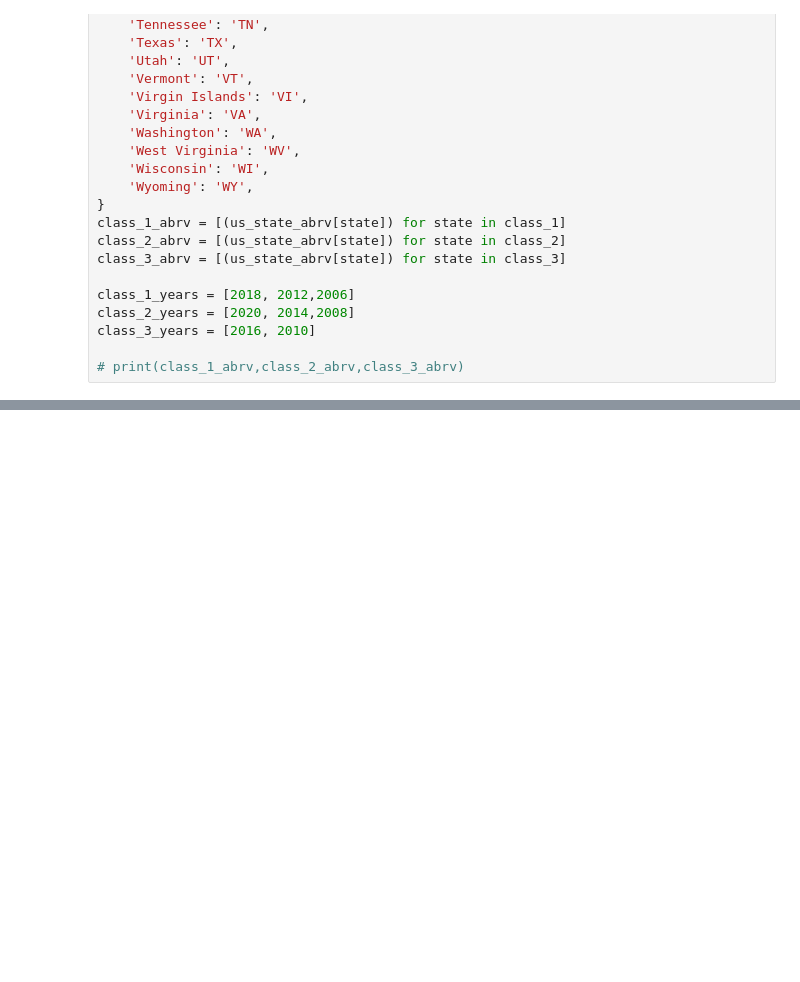
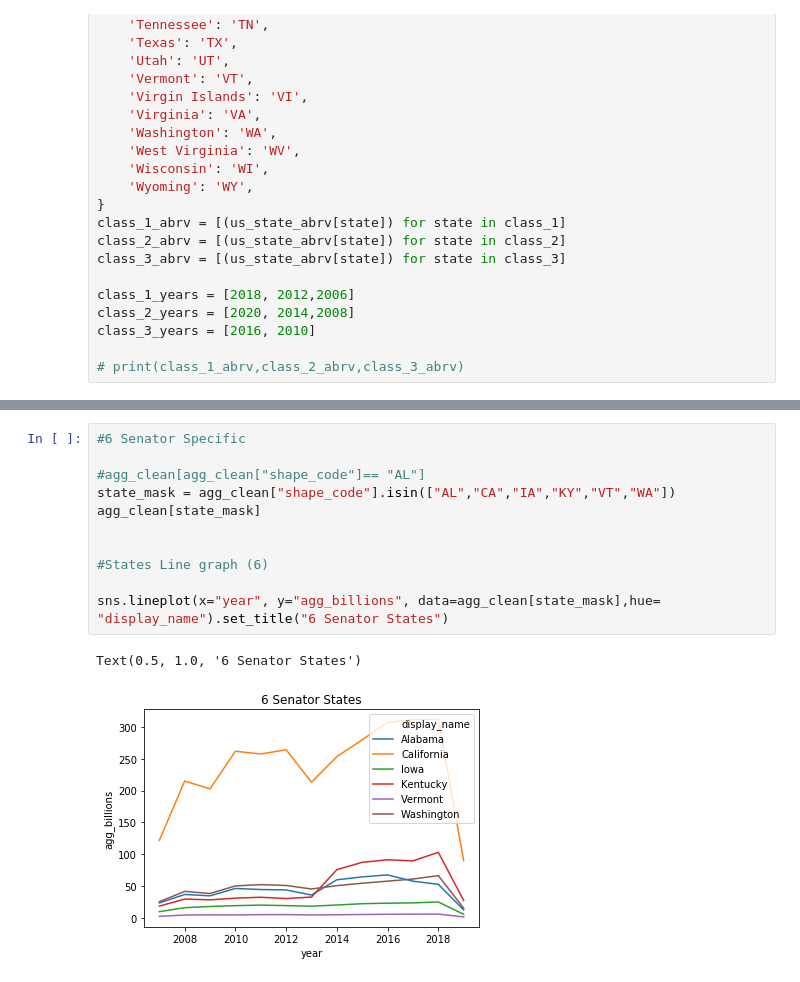
Before and after one commit to lukelukens/list_of_dicts, a Jupyter notebook: Spending_API.ipynb, the cells around one changed output, grey strips where cells are left out. Cells and saved outputs as stored; diff of their text form; blank space fills up the shorter version.

Commit message:
Line Graph for 6 senators

```diff
--- a/Spending_API.ipynb
+++ b/Spending_API.ipynb
@@ -236 +242,15 @@ agg_concat
 778 rows × 8 columns
+# %%
+#6 Senator Specific
+
+#agg_clean[agg_clean["shape_code"]== "AL"]
+state_mask = agg_clean["shape_code"].isin(["AL","CA","IA","KY","VT","WA"])
+agg_clean[state_mask]
+
+
+#States Line graph (6)
+
+sns.lineplot(x="year", y="agg_billions", data=agg_clean[state_mask],hue= "display_name").set_title("6 Senator States")
+# %% [output]
+Text(0.5, 1.0, '6 Senator States')
+[figure, added]
```
Also changed, not shown: parts of 6 cells of this notebook.
